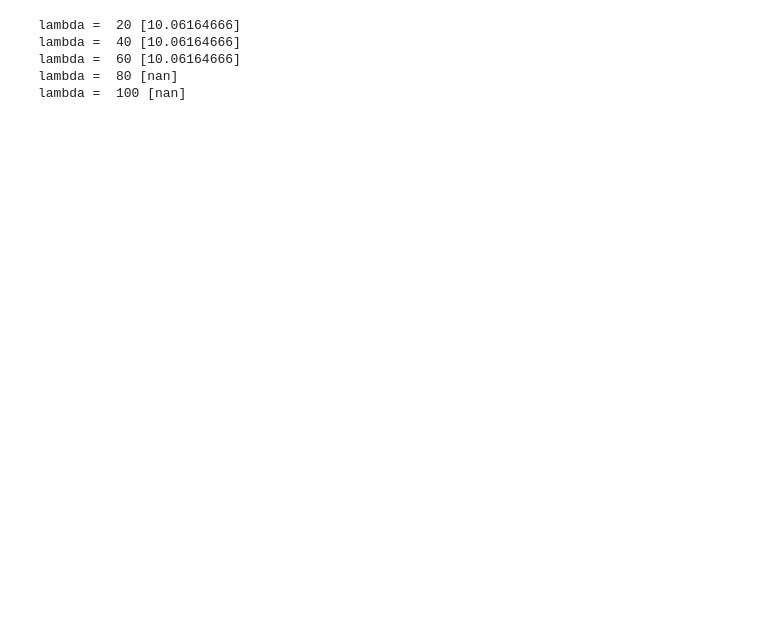
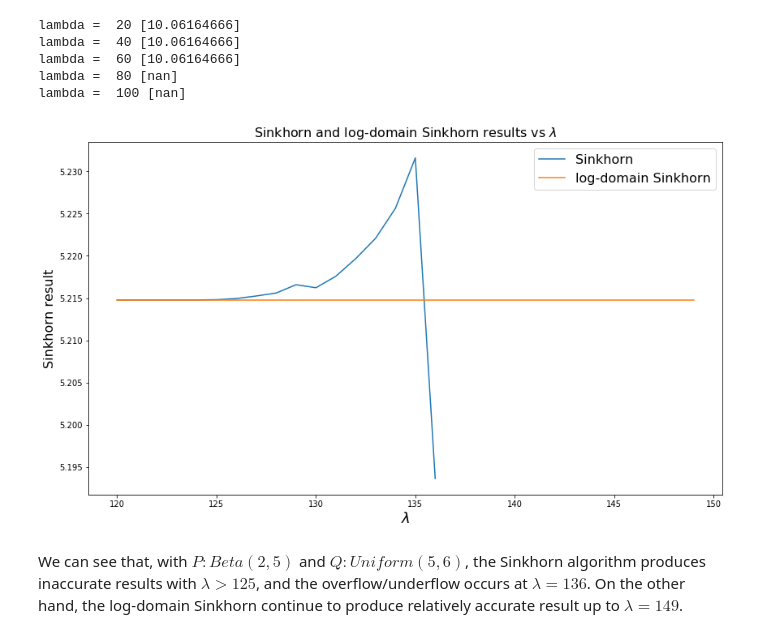
Before and after one commit to congwei-yang/663-Final-Project, a Jupyter notebook: Test_Sinkhorn.ipynb, the cells around one changed output. Cells and saved outputs as stored; diff of their text form; code cells hidden in the pictures; blank space fills up the shorter version.

Commit message:
instability test

```diff
--- a/Test_Sinkhorn.ipynb
+++ b/Test_Sinkhorn.ipynb
@@ -140,3 +141,26 @@ lambda =  40 [10.06164666]
 lambda =  60 [10.06164666]
 lambda =  80 [nan]
 lambda =  100 [nan]
+# %%
+lamda = np.linspace(120, 180, 61)
+skh_res = np.zeros(61)
+log_skh_res = np.zeros(61)
+test_samp1 = np.random.beta(a = 2, b = 5, size = 2000)
+test_samp2 = np.random.uniform(low = 5, high = 6, size = 2000)
+for i in range(61):
+    M, r, c = sample_to_prob_vec(test_samp1, test_samp2, sigma = 0)
+    skh_res[i] = Sinkhorn(r, c, M, lamda[i], tol, maxiter)[0]
+    log_skh_res[i] = Sinkhorn(r, c, M, lamda[i], tol, maxiter, log_domain = True)[0]
+# %%
+plt.figure(figsize = (14, 8))
+plt.plot(lamda, skh_res, label = "Sinkhorn")
+plt.plot(lamda, log_skh_res, label = "log-domain Sinkhorn")
+plt.xlabel("$\lambda$", fontsize = 18)
+plt.ylabel("Sinkhorn result", fontsize = 16)
+plt.title("Sinkhorn and log-domain Sinkhorn results vs $\lambda$", fontsize = 16)
+plt.legend(fontsize = 16)
+pass
+# %% [output]
+[figure, added]
+# %% [markdown]
+We can see that, with $P: Beta(2, 5)$ and $Q: Uniform(5, 6)$, the Sinkhorn algorithm produces inaccurate results with $\lambda > 125$, and the overflow/underflow occurs at $\lambda = 136$. On the other hand, the log-domain Sinkhorn continue to produce relatively accurate result up to $\lambda = 149$.
```
Also changed, not shown: parts of 6 cells of this notebook.
